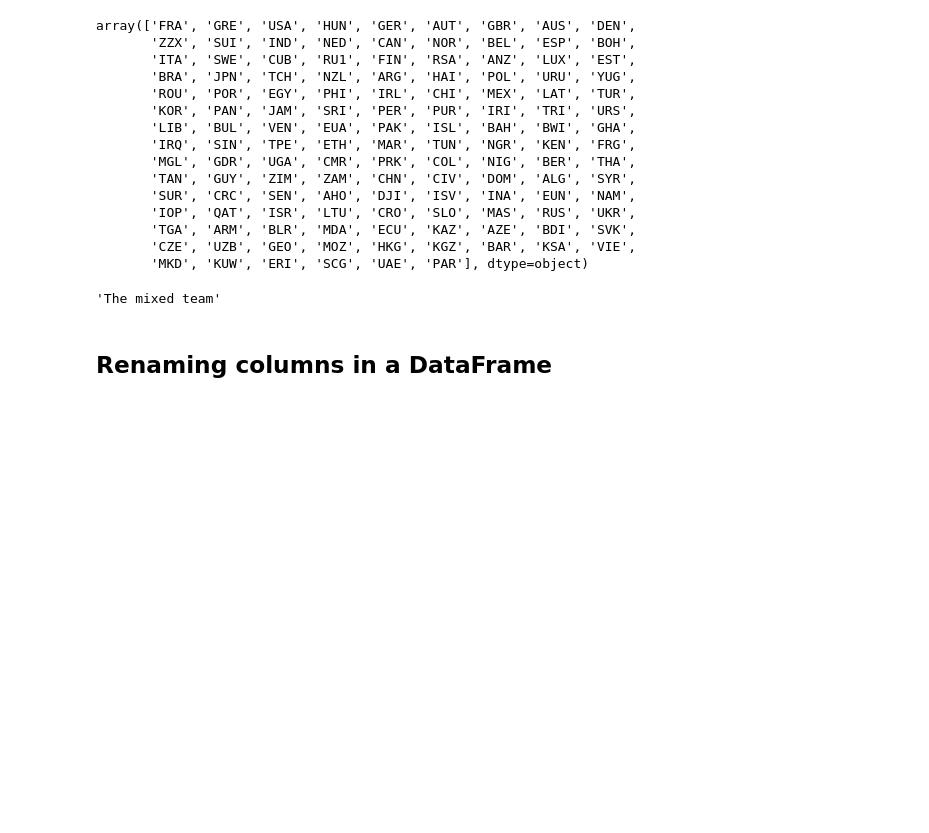
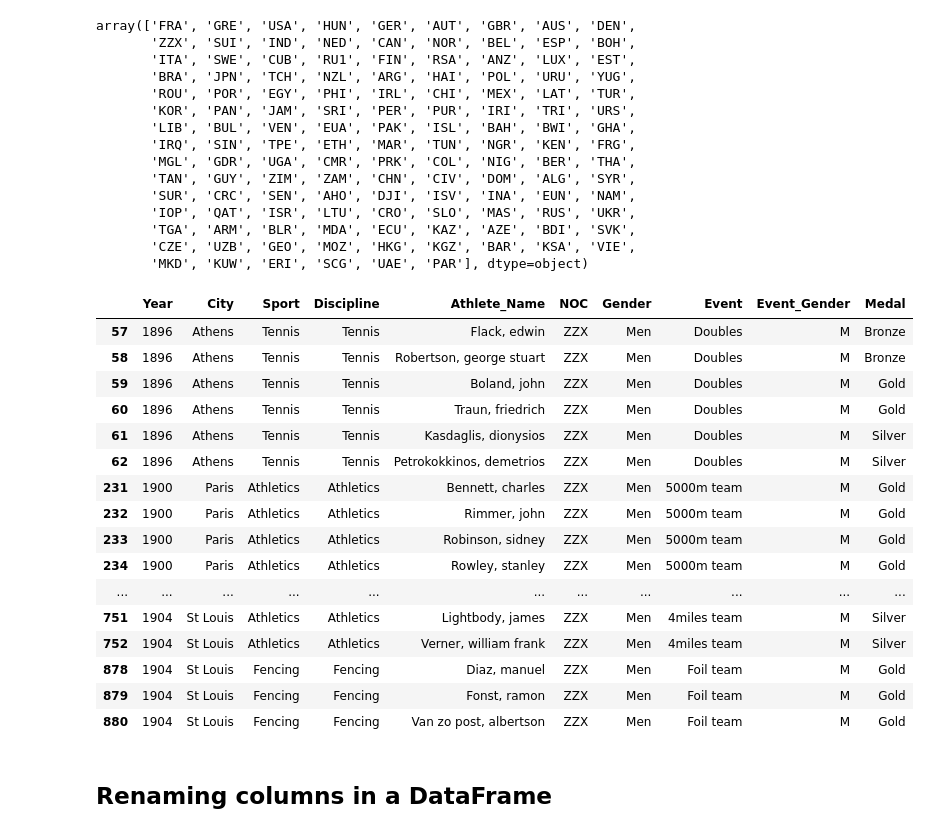
Before and after one commit to Wambaforestin/learning-python, a Jupyter notebook: python_libraries/learning_pandas2.0.ipynb, the cells around one changed output. Cells and saved outputs as stored; diff of their text form; code cells hidden in the pictures; blank space fills up the shorter version.

```diff
--- a/python_libraries/learning_pandas2.0.ipynb
+++ b/python_libraries/learning_pandas2.0.ipynb
@@ -302,9 +322,26 @@ array(['FRA', 'GRE', 'USA', 'HUN', 'GER', 'AUT', 'GBR', 'AUS', 'DEN',
        'MKD', 'KUW', 'ERI', 'SCG', 'UAE', 'PAR'], dtype=object)
 # %%
 # What does the NOC "ZZX" represent ?
-"The mixed team"
+"The mixed team (made up of athletes from different nations) that competed in 1896, 1900, and 1904 Olympics"
+olpics_df[olpics_df["NOC"] == "ZZX"]
 # %% [output]
-'The mixed team'
+|  | Year | City | Sport | Discipline | Athlete_Name | NOC | Gender | Event | Event_Gender | Medal |
+| 57 | 1896 | Athens | Tennis | Tennis | Flack, edwin | ZZX | Men | Doubles | M | Bronze |
+| 58 | 1896 | Athens | Tennis | Tennis | Robertson, george stuart | ZZX | Men | Doubles | M | Bronze |
+| 59 | 1896 | Athens | Tennis | Tennis | Boland, john | ZZX | Men | Doubles | M | Gold |
+| 60 | 1896 | Athens | Tennis | Tennis | Traun, friedrich | ZZX | Men | Doubles | M | Gold |
+| 61 | 1896 | Athens | Tennis | Tennis | Kasdaglis, dionysios | ZZX | Men | Doubles | M | Silver |
+| 62 | 1896 | Athens | Tennis | Tennis | Petrokokkinos, demetrios | ZZX | Men | Doubles | M | Silver |
+| 231 | 1900 | Paris | Athletics | Athletics | Bennett, charles | ZZX | Men | 5000m team | M | Gold |
+| 232 | 1900 | Paris | Athletics | Athletics | Rimmer, john | ZZX | Men | 5000m team | M | Gold |
+| 233 | 1900 | Paris | Athletics | Athletics | Robinson, sidney | ZZX | Men | 5000m team | M | Gold |
+| 234 | 1900 | Paris | Athletics | Athletics | Rowley, stanley | ZZX | Men | 5000m team | M | Gold |
+| ... | ... | ... | ... | ... | ... | ... | ... | ... | ... | ... |
+| 751 | 1904 | St Louis | Athletics | Athletics | Lightbody, james | ZZX | Men | 4miles team | M | Silver |
+| 752 | 1904 | St Louis | Athletics | Athletics | Verner, william frank | ZZX | Men | 4miles team | M | Silver |
+| 878 | 1904 | St Louis | Fencing | Fencing | Diaz, manuel | ZZX | Men | Foil team | M | Gold |
+| 879 | 1904 | St Louis | Fencing | Fencing | Fonst, ramon | ZZX | Men | Foil team | M | Gold |
+| 880 | 1904 | St Louis | Fencing | Fencing | Van zo post, albertson | ZZX | Men | Foil team | M | Gold |
 # %% [markdown]
 ## Renaming columns in a DataFrame
 # %%
```
Also changed, not shown: parts of 34 cells of this notebook, 1 other file.
